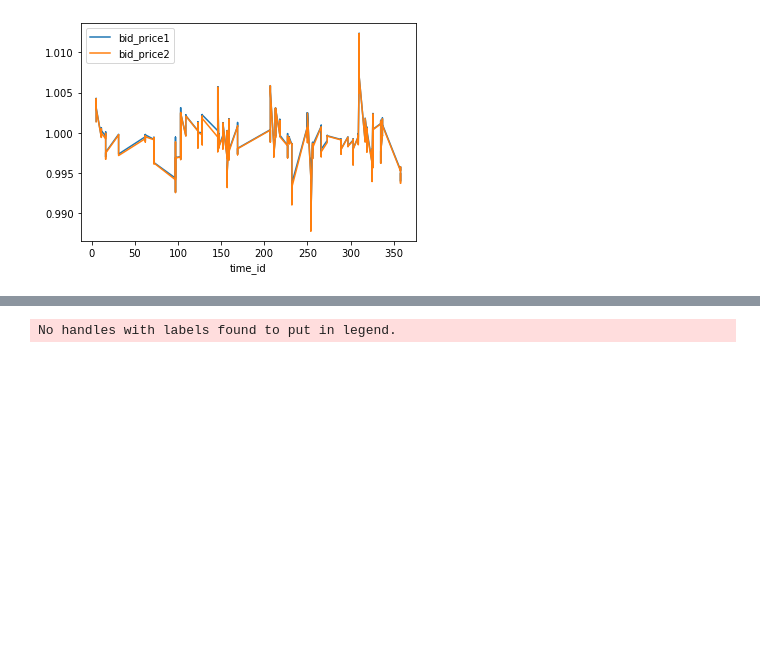
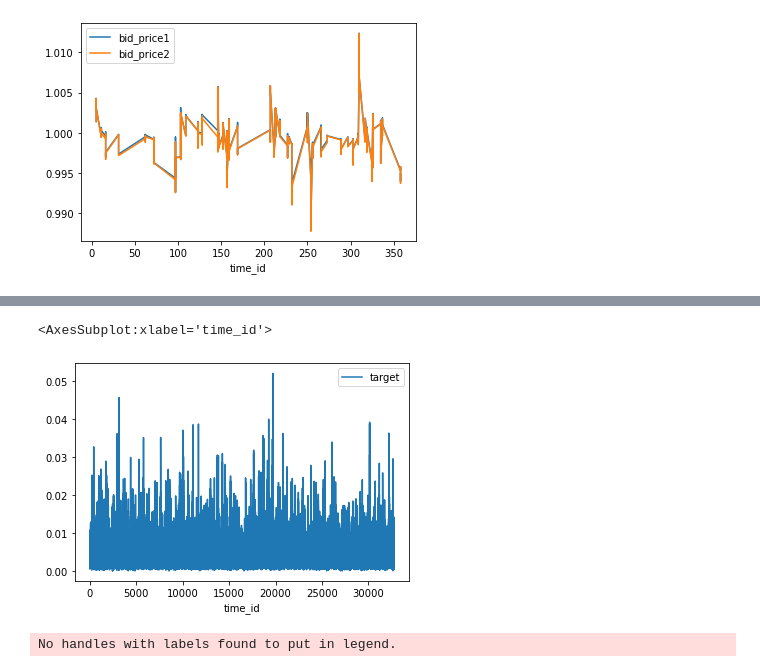
Before and after one commit to Luv2bnanook44/volatility_predictor_optiver, a Jupyter notebook: workspace.ipynb, the cells around one changed output, grey strips where cells are left out. Drawn from its saved outputs; the diff is of its cells as text; code cells hidden in the pictures; blank space fills up the shorter version.

Commit message:
added lazyregressor and train graph

```diff
--- a/workspace.ipynb
+++ b/workspace.ipynb
@@ -84,3 +137,8 @@ book_df[['time_id', 'bid_price1', 'bid_price2']].set_index('time_id').iloc[:1000
+# %%
+train[['time_id', 'target']].set_index('time_id').iloc[80000:120000].plot()
+# %% [output]
+<AxesSubplot:xlabel='time_id'>
+[figure, added]
 # %%
 from sklearn.metrics import r2_score, median_absolute_error, mean_absolute_error
 from sklearn.metrics import median_absolute_error, mean_squared_error, mean_squared_log_error
```
Also changed, not shown: parts of 11 cells of this notebook.
